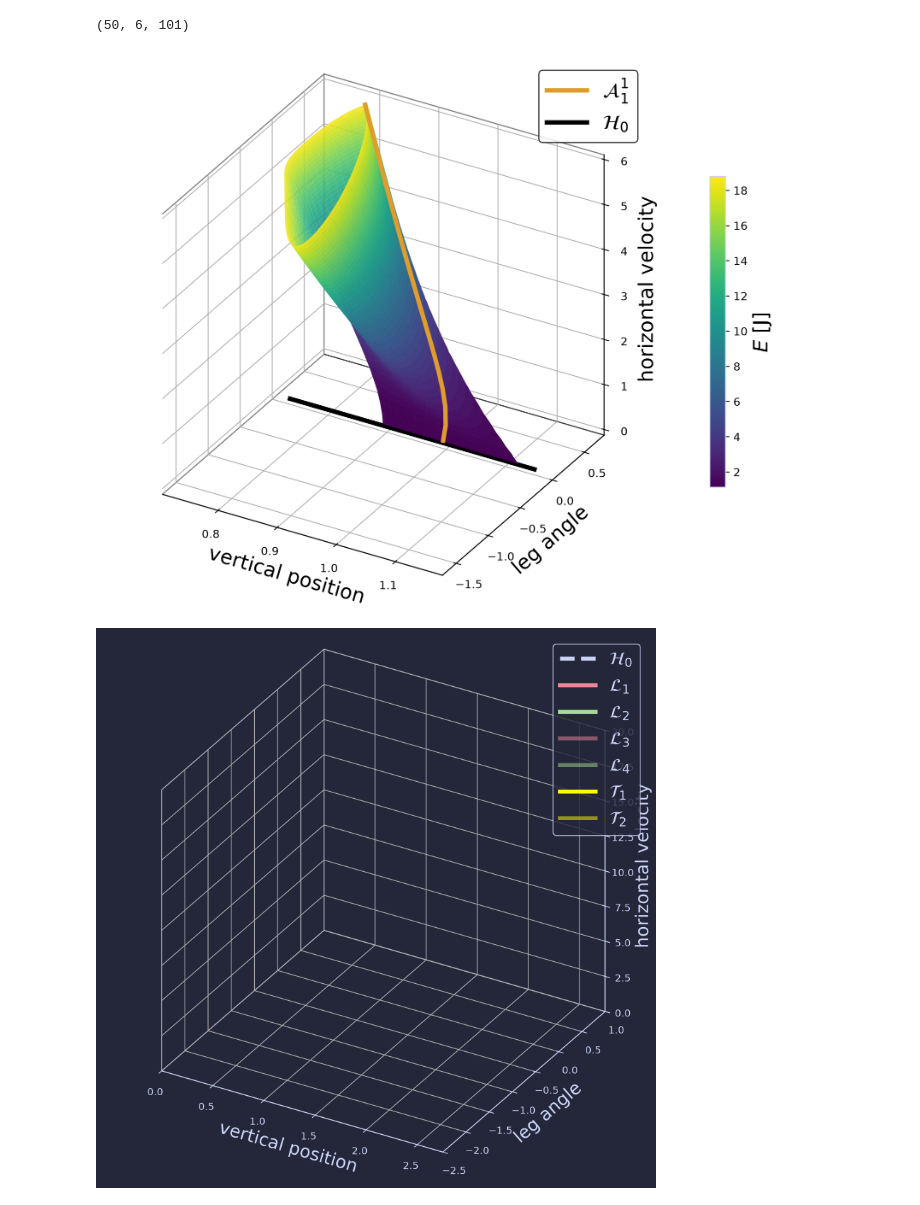
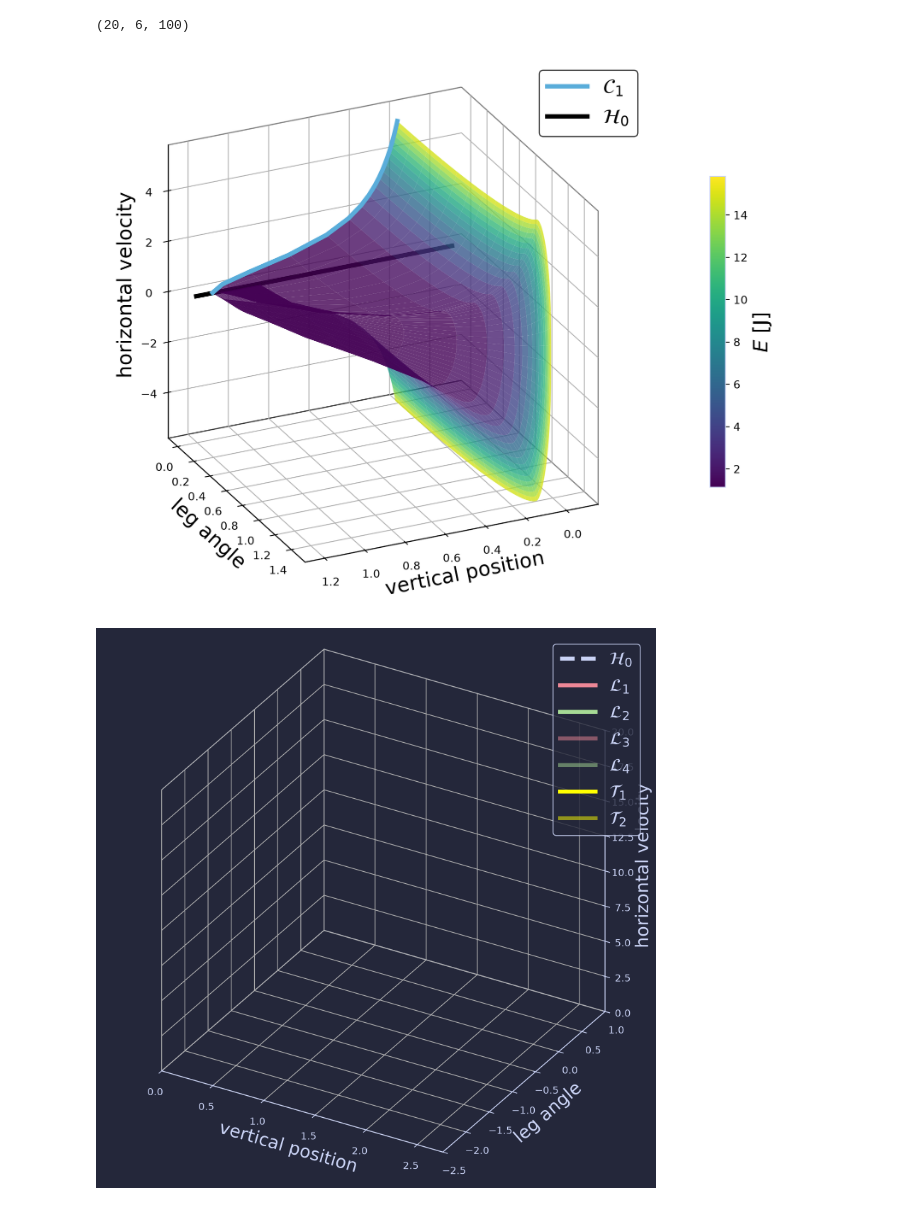
Before and after one commit to GLembrez/NMM-hopper, a Jupyter notebook: rendering.ipynb, the cells around one changed output. Drawn from its saved outputs; the diff is of its cells as text; code cells hidden in the pictures.

```diff
--- a/rendering.ipynb
+++ b/rendering.ipynb
@@ -79,7 +79,7 @@ def spring(start, end, nodes, width):
 
     return spring_coords[0,:], spring_coords[1,:]
 # %%
-def traj(solver,u):
+def traj(solver,u,switch=False):
     x0,dt,xi = u[:6],u[6:9],u[9]
     traj1 = solver.traj_f_list(x0, dt[0], xi)
     traj2 = solver.stance_to_flight(
@@ -88,14 +88,17 @@ def traj(solver,u):
     traj3 = solver.traj_f_list(traj2[:, -1], dt[2], xi)
     traj1[0, :] += traj2[0, 0] - traj1[0, -1]
     traj3[0, :] += traj2[0, -1] - traj3[0, 0]
-    traj = cs.horzcat(traj1, traj2, traj3, traj1[:,0])
+    if not switch:
+        traj = cs.horzcat(traj1, traj2, traj3, traj1[:,0])
+    else:
+        traj = cs.horzcat(traj1, traj2, traj3)
     return np.array(traj)
 # %%
-def get_surface(N,data,solver):
-    surface = np.zeros((N,6,2*solver.N_F + solver.N_S + 1))
-    fcolor = np.zeros((N,2*solver.N_F + solver.N_S + 1))
+def get_surface(N,data,solver,switch):
+    surface = np.zeros((N,6,2*solver.N_F + solver.N_S + 1-switch))
+    fcolor = np.zeros((N,2*solver.N_F + solver.N_S + 1-switch))
     for i in range(N):
-        surface[i,:,:] = traj(solver,data[int(i*2000/N)])
+        surface[i,:,:] = traj(solver,data[int(i*2000/N)],switch)
         fcolor[i,:] = data[int(i*2000/N)][-1]
     return surface,fcolor
 # %%
@@ -189,39 +201,40 @@ ani.save('output/surface.mp4', writer=writervideo, savefig_kwargs=dict(facecolor
 # %%
 from matplotlib import colorbar,colors,colorizer
 
 idx = [1,2,3]
 Nframes = 600
 
-surface_locomotion,faces = get_surface(50,data_locomotion[2],solver)
+surface_locomotion,faces = get_surface(20,data_switch[2],solver,True)
+# surface_locomotion[:,[0,2,3,5],:] = - surface_locomotion[:,[0,2,3,5],:]
 norm = colors.Normalize(vmin=faces.min(), vmax=faces.max())
 fcolor = cm.viridis(norm(faces))[:-1, :-1]
 fig_surface = plt.figure(figsize=(10,10),facecolor='white',dpi=200)
 ax = fig_surface.add_subplot(1,1,1,projection='3d')
 ax.set_proj_type('ortho')
-ax.plot_surface(surface_locomotion[:,idx[0]], surface_locomotion[:,idx[1]], surface_locomotion[:,idx[2]],facecolors=fcolor,shade=False, edgecolor='none', alpha=0.9)
-ax.plot(surface_locomotion[:,idx[0],solver.N_F],surface_locomotion[:,idx[1],solver.N_F],surface_locomotion[:,idx[2],solver.N_F],linewidth = 4, color='#e09d2eff', label=r'$\mathcal{A}_1^1$',zorder=10)
+ax.plot_surface(surface_locomotion[:,idx[0]], surface_locomotion[:,idx[1]], surface_locomotion[:,idx[2]],facecolors=fcolor,shade=False, edgecolor='none', alpha=0.8)
+ax.plot(surface_locomotion[:,idx[0],0],surface_locomotion[:,idx[1],0],surface_locomotion[:,idx[2],0],linewidth = 4, color='#5aaddaff', label=r'$\mathcal{C}_1$',zorder=10)
 x_min,x_max = ax.get_xlim()
 print(surface_locomotion.shape)
 
 col = colorizer.Colorizer(norm=colors.Normalize(surface_locomotion[0,1,0]+0.5*surface_locomotion[0,3,0]**2,surface_locomotion[-1,1,0]+0.5*surface_locomotion[-1,3,0]**2), cmap='viridis')
 
 cbar = fig_surface.colorbar(colorizer.ColorizingArtist(col),
              ax=ax, orientation='vertical', fraction=0.025,pad=0.1, aspect=20)
 
 cbar.outline.set_edgecolor(mainColor)
 cbar.ax.tick_params(axis='y')
 cbar.set_label(r'$E$ [J]',fontsize=18)
 
 ax.plot([x_min,x_max],[0,0],[0,0],color='k',label=r'$\mathcal{H}_0$',linewidth=4)
 ax.legend()
-# ax.view_init(elev=25, azim=65)
+ax.view_init(elev=25, azim=65)
 prettify3D(ax,xlabel='vertical position', ylabel='leg angle', zlabel='horizontal velocity',bgColor='white',fgColor='black')
 ax.set_box_aspect((4,4,4))
 ax.grid('off')
-plt.savefig('A1_closeup.svg')
+plt.savefig('C1_closeup.svg')
 # %% [output]
-(50, 6, 101)
+(20, 6, 100)
-[figure, old version]
+[figure, new version]
 # %%
 def plot_traj(ax,traj,c,lw=0.5):
     ax.plot(traj[1,:],traj[2,:],traj[3,:], linewidth=lw,color=c)
```
Also changed, not shown: parts of 2 cells of this notebook, 12 other files.
